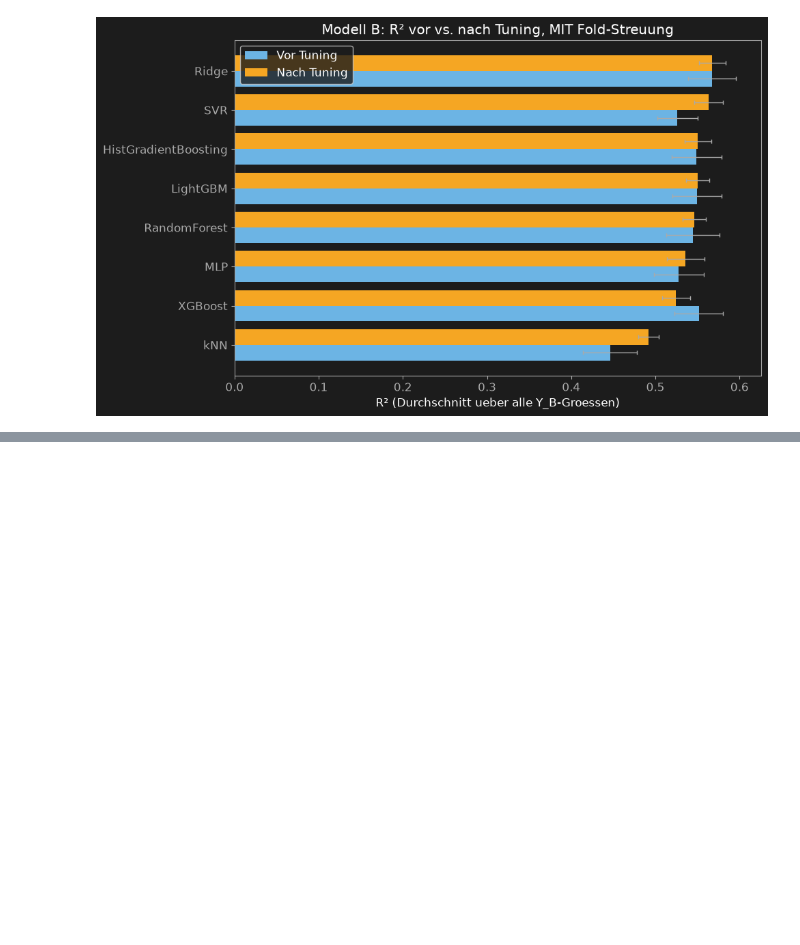
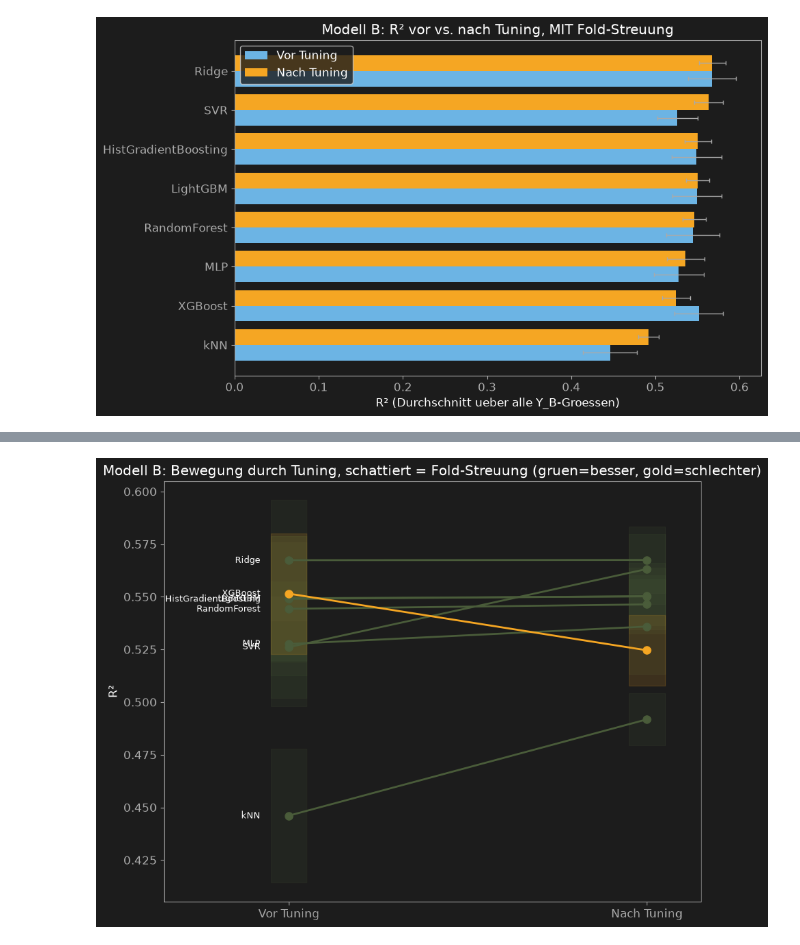
Before and after one commit to AwaTekoete/_MyExtrusionML_Synthetisch, a Jupyter notebook: notebooks/12_hyperparameter_tuning_model_b.ipynb, the cells around one changed output, grey strips where cells are left out. Drawn from its saved outputs; the diff is of its cells as text; code cells hidden in the pictures; blank space fills up the shorter version.

```diff
--- a/notebooks/12_hyperparameter_tuning_model_b.ipynb
+++ b/notebooks/12_hyperparameter_tuning_model_b.ipynb
@@ -492,0 +575,30 @@ plt.show()
+# %%
+# =============================================================================
+# Zelle 09 – Grafik 3: Slope-Chart MIT schattierter Streuung
+# =============================================================================
+# Zeigt die Bewegung R2 vorher->nachher als Linie, ergaenzt um einen
+# schattierten Bereich (Mittelwert +/- Std) an jedem der beiden Punkte -
+# macht sichtbar, ob die "Bewegung" ueber die reine Fold-Streuung hinausgeht.
+# =============================================================================
+fig, ax = plt.subplots(figsize=(9, 7))
+
+for _, row in gesamttabelle_df.iterrows():
+    farbe = COLOR_GREEN if row["r2_nach"] > row["r2_vor"] else (COLOR_GOLD if row["r2_nach"] < row["r2_vor"] else COLOR_TEXT_MUTED)
+
+    # Schattierter Streuungsbereich an beiden Punkten (vorher + nachher)
+    ax.fill_between([-0.05, 0.05], row["r2_vor"]-row["r2_std_vor"], row["r2_vor"]+row["r2_std_vor"], color=farbe, alpha=0.15)
+    ax.fill_between([0.95, 1.05], row["r2_nach"]-row["r2_std_nach"], row["r2_nach"]+row["r2_std_nach"], color=farbe, alpha=0.15)
+
+    ax.plot([0, 1], [row["r2_vor"], row["r2_nach"]], marker="o", color=farbe, linewidth=2, markersize=8, zorder=3)
+    ax.text(-0.08, row["r2_vor"], row["modell"], ha="right", va="center", fontsize=9)
+
+ax.set_xticks([0, 1])
+ax.set_xticklabels(["Vor Tuning", "Nach Tuning"])
+ax.set_ylabel("R²")
+ax.set_title("Modell B: Bewegung durch Tuning, schattiert = Fold-Streuung (gruen=besser, gold=schlechter)")
+ax.set_xlim(-0.35, 1.15)
+plt.tight_layout()
+save_figure(fig, "../reports/figures/09_slope_chart_tuning_mit_streuung.png")
+plt.show()
+# %% [output]
+[figure, added]
```
Also changed, not shown: parts of 4 cells of this notebook, 1 other file.
